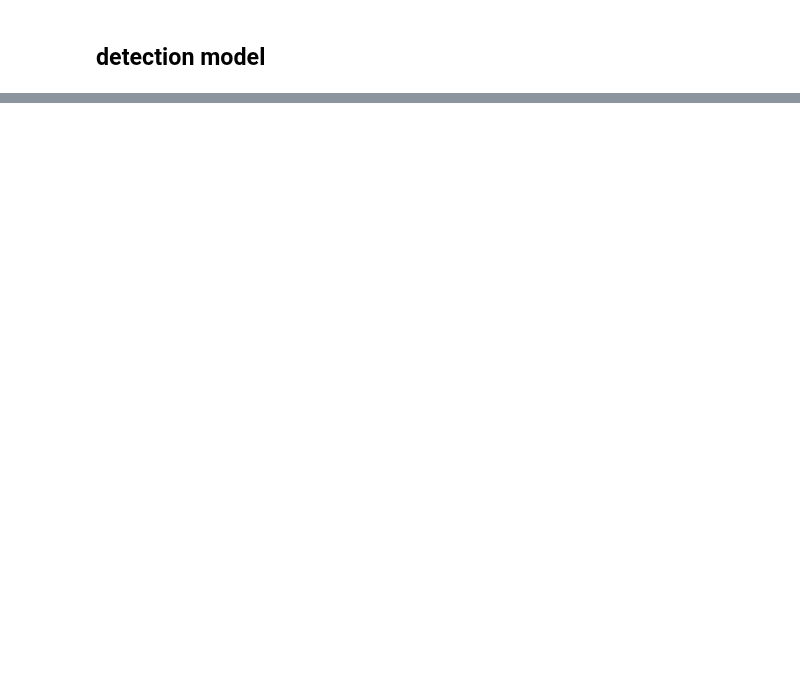
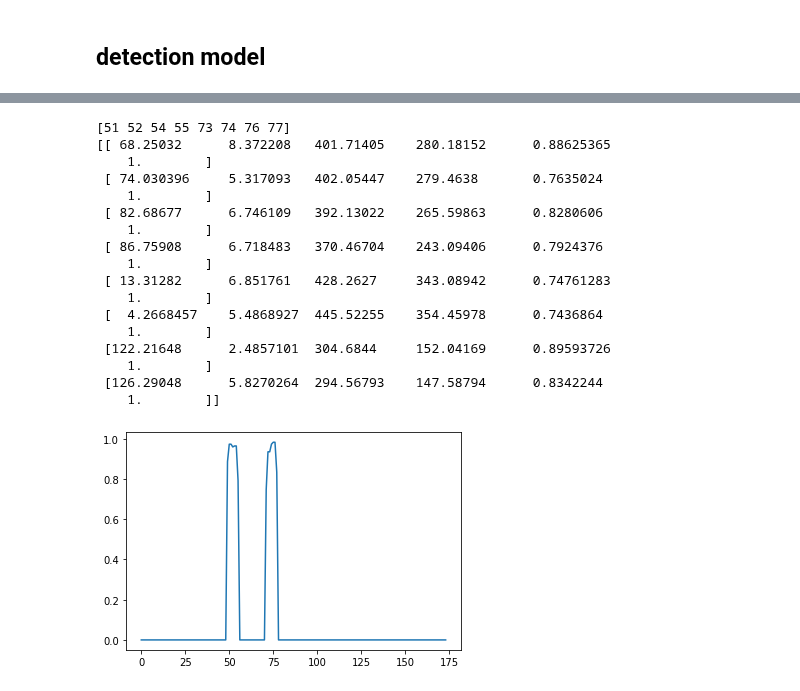
Before and after one commit to ghty011/cervical_spine, a Jupyter notebook: final/submit_axial_detection.ipynb, the cells around one changed output, grey strips where cells are left out. Drawn from its saved outputs; the diff is of its cells as text; code cells hidden in the pictures; blank space fills up the shorter version.

```diff
--- a/final/submit_axial_detection.ipynb
+++ b/final/submit_axial_detection.ipynb
@@ -441,20 +451,42 @@ plt.plot(bbox_list[:, 4])
 # %%
 def detected_bbox(bboxes_list, threshold=0.6):
 
     class_list = bboxes_list[:, 4]
     class_list[class_list < threshold] = 0
     neg_list = 1 - class_list
     neg_score = neg_list[0:-2] * neg_list[1:-1] * neg_list[2:]
     pos_score = 1 - neg_score
 
     plt.plot(pos_score)
 
     detected_slices = pos_score.nonzero()[0]
 
+    nonzero_slices = bboxes_list[detected_slices, 4].nonzero()[0]
+    detected_slices = detected_slices[nonzero_slices]
+
     return detected_slices, bboxes_list[detected_slices, :]
 
 detected_slices, detected_boxes = detected_bbox(bbox_list)
 print(detected_slices)
 print(detected_boxes)
+# %% [output]
+[51 52 54 55 73 74 76 77]
+[[ 68.25032      8.372208   401.71405    280.18152      0.88625365
+    1.        ]
+ [ 74.030396     5.317093   402.05447    279.4638       0.7635024
+    1.        ]
+ [ 82.68677      6.746109   392.13022    265.59863      0.8280606
+    1.        ]
+ [ 86.75908      6.718483   370.46704    243.09406      0.7924376
+    1.        ]
+ [ 13.31282      6.851761   428.2627     343.08942      0.74761283
+    1.        ]
+ [  4.2668457    5.4868927  445.52255    354.45978      0.7436864
+    1.        ]
+ [122.21648      2.4857101  304.6844     152.04169      0.89593726
+    1.        ]
+ [126.29048      5.8270264  294.56793    147.58794      0.8342244
+    1.        ]]
+[figure, added]
 # %%
 if len(detected_slices) > 0:
```
Also changed, not shown: parts of 17 cells of this notebook.
